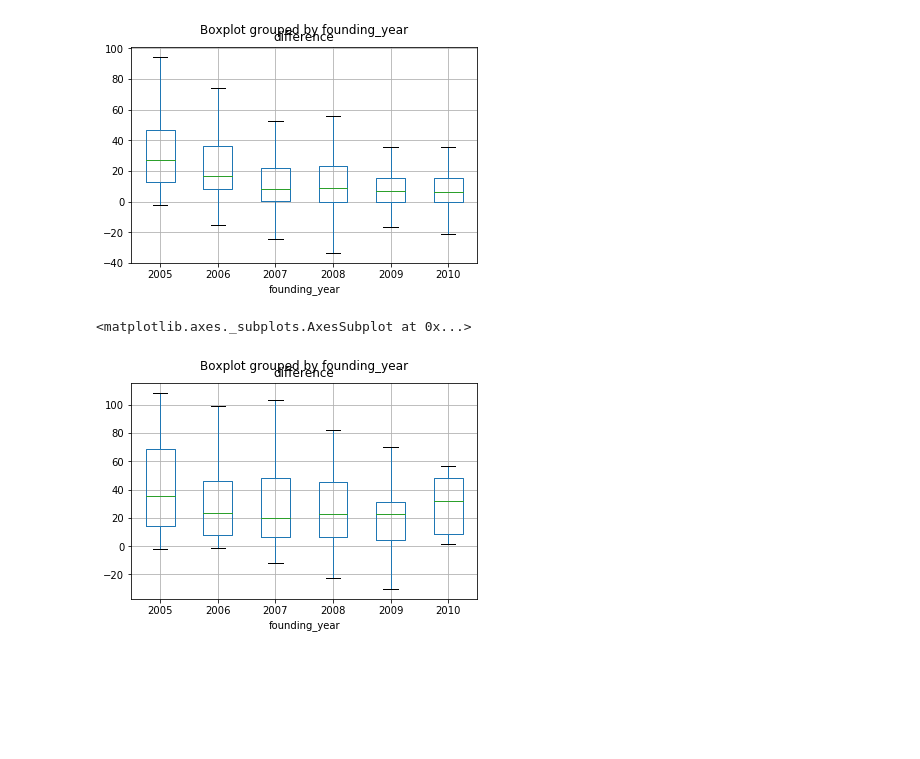
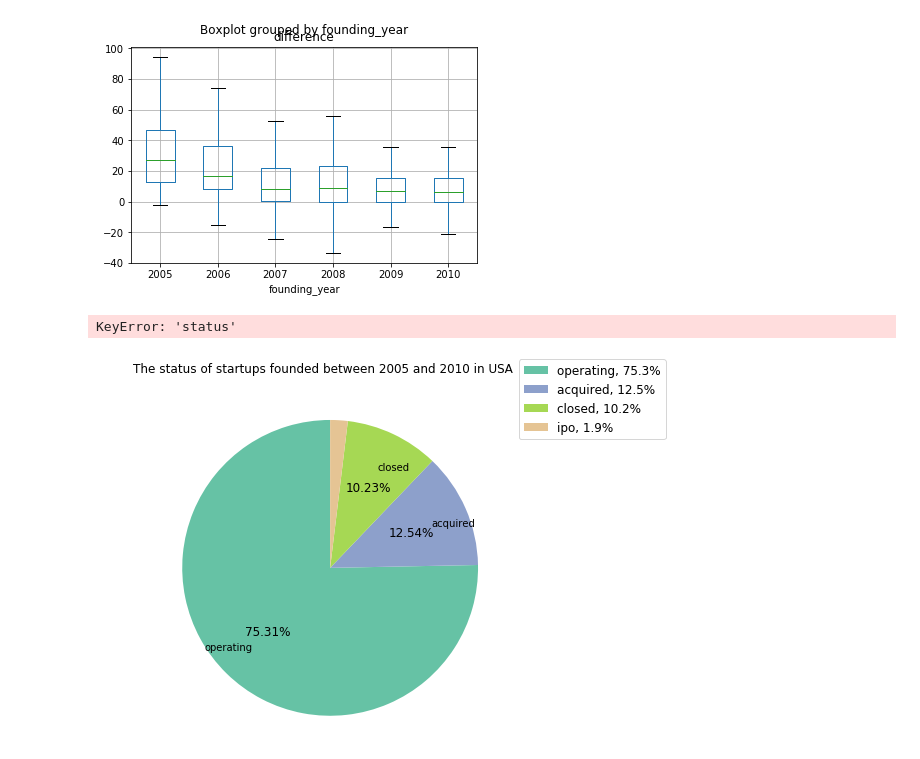
Before and after one commit to saichowdaryg/ECE143project, a Jupyter notebook: Final.ipynb, the cells around one changed output. Saved outputs shown, nothing was run; the diff lists cells and outputs as text; code cells hidden in the pictures; blank space fills up the shorter version.

```diff
--- a/Final.ipynb
+++ b/Final.ipynb
@@ -98,10 +98,10 @@ def plot_pie_chart(labels,sizes,plot_title):
                 label_cond.append('')
         fig,ax = plt.subplots(figsize=(8, 6))
         theme = plt.get_cmap('Set2')
-        ax.set_prop_cycle( cycler('color',[theme(1.*i/len(pair)) for i in range(len(pair))]))
+        ax.set_prop_cycle( cycler('color',[theme(1.*i/len(labels)) for i in range(len(labels))]))
         box = ax.get_position()
         ax.set_position([box.x0, box.y0, box.width * 1, box.height])
-        _, _, autotexts = ax.pie(sizes, labels=label_cond, labeldistance=0.8,
+        _, _, autotexts = ax.pie(sizes, labels=label_cond, labeldistance=0.75,
                                  autopct=autopct_generator(4), startangle=90, radius=1.8 * 1000)
         for autotext in autotexts:
             autotext.set_size('large')
@@ -111,11 +111,8 @@ def plot_pie_chart(labels,sizes,plot_title):
             labels=['%s, %1.1f%%' % (
                 l, (float(s) / total) * 100) for l, s in zip(labels, sizes)],
             prop={'size': 12},
-            bbox_to_anchor=(0.8, 1),
+            bbox_to_anchor=(0.83, 1),
             bbox_transform=fig.transFigure
         )
         plt.suptitle(plot_title)
         plt.show()
-
-pair = get_pie_data('country_code',df_2014)
-plot_pie_chart(list(zip(*pair))[0],list(zip(*pair))[1],'Composition of startups in 2014: country-wise')
@@ -622,6 +620,6 @@ df_s.boxplot(column='difference',by='founding_year',showfliers=False)
 # %%
 df_s=df[(df['status']=='ipo')&(df['founding_year']>=2005)&(df['founding_year']<=2010)]
 df_s.boxplot(column='difference',by='founding_year',showfliers=False)
+bp.get_figure().suptitle('')
 # %% [output]
-<matplotlib.axes._subplots.AxesSubplot at 0x...>
+KeyError: 'status'
-[figure, removed]
@@ -629,0 +626,16 @@ combined=df.read_csv()
+# %%
+companies = pd.read_csv('companies.csv')
+companies = companies[companies['country_code']== 'USA']
+companies=companies[pd.notnull(companies['founded_at'])]
+companies=companies[pd.notnull(companies['status'])]
+companies['founded_year']=companies['founded_at'].apply(lambda x:datetime.strptime(x, '%Y-%m-%d').year)
+companies = companies[(companies['founded_year']>=2005)&(companies['founded_year']<=2010)]
+
+label = list(companies['status'].unique())
+size = []
+for item in label:
+    size.append(list(companies['status']).count(item))
+
+plot_pie_chart(label, size, 'The status of startups founded between 2005 and 2010 in USA')
+# %% [output]
+[figure, added]
```
Also changed, not shown: parts of 7 cells of this notebook, 1 other file.
